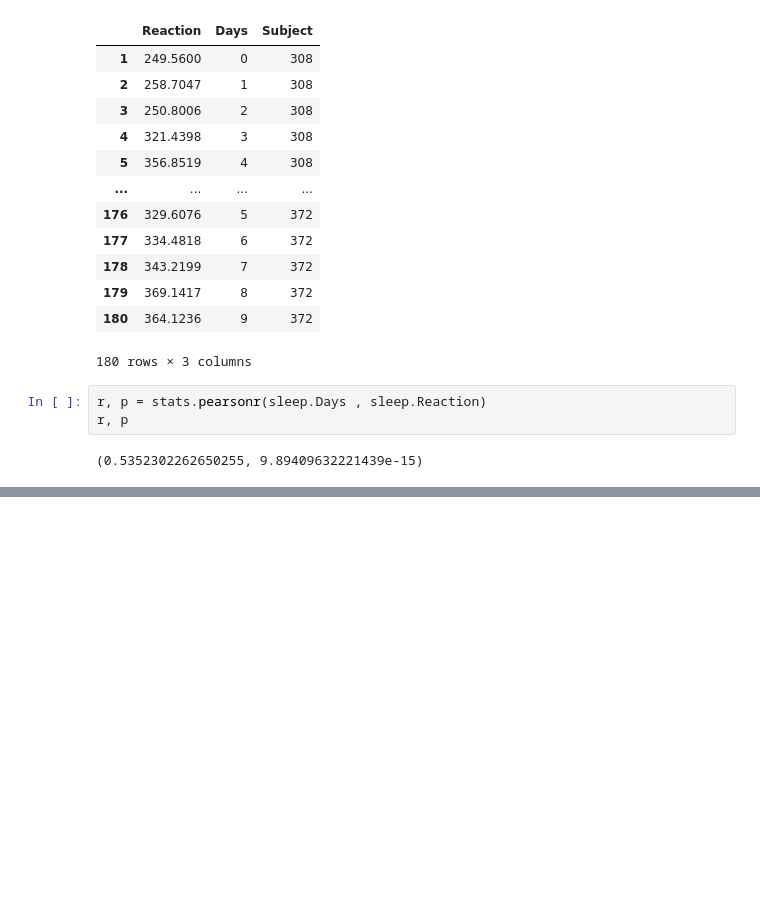
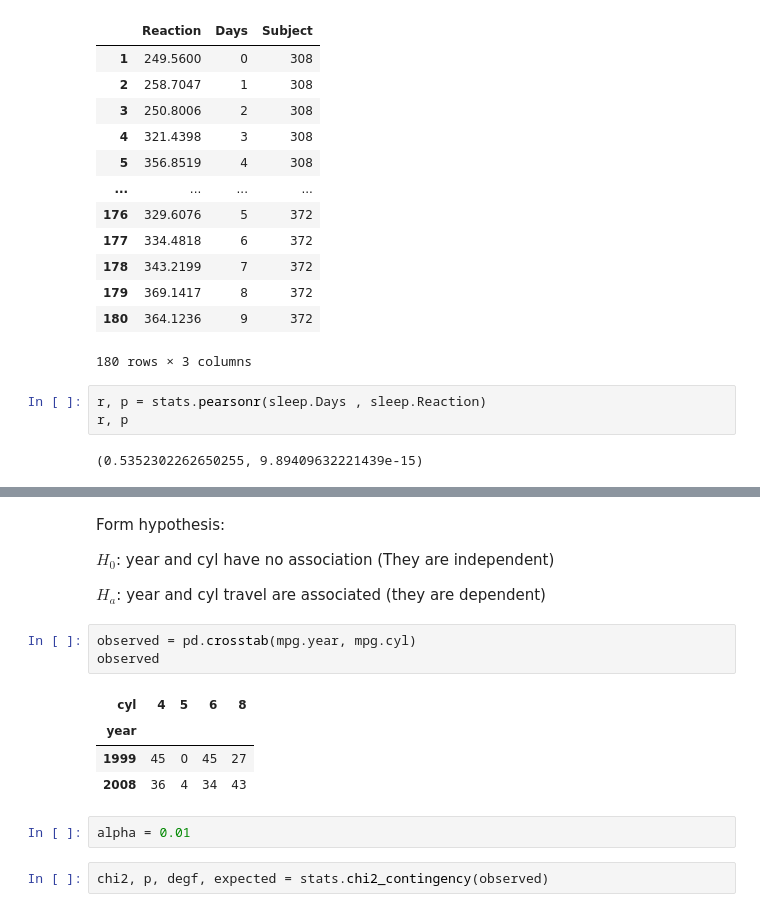
Before and after one commit to JeremyLagunas/statistics_exercises, a Jupyter notebook: hypothesis_testing.ipynb, the cells around one changed output, grey strips where cells are left out. Drawn from its saved outputs; the diff is of its cells as text; blank space fills up the shorter version.

Commit message:
hypothesis testing update

```diff
--- a/hypothesis_testing.ipynb
+++ b/hypothesis_testing.ipynb
@@ -179,0 +194,18 @@ r, p
+# %% [markdown]
+Form hypothesis:
+
+$H_0$: year and cyl have no association (They are independent)
+
+$H_a$: year and cyl travel are associated (they are dependent)
+# %%
+observed = pd.crosstab(mpg.year, mpg.cyl)
+observed
+# %% [output]
+| cyl | 4 | 5 | 6 | 8 |
+| year |  |  |  |  |
+| 1999 | 45 | 0 | 45 | 27 |
+| 2008 | 36 | 4 | 34 | 43 |
+# %%
+alpha = 0.01
+# %%
+chi2, p, degf, expected = stats.chi2_contingency(observed)
```
Also changed, not shown: parts of 8 cells of this notebook.
